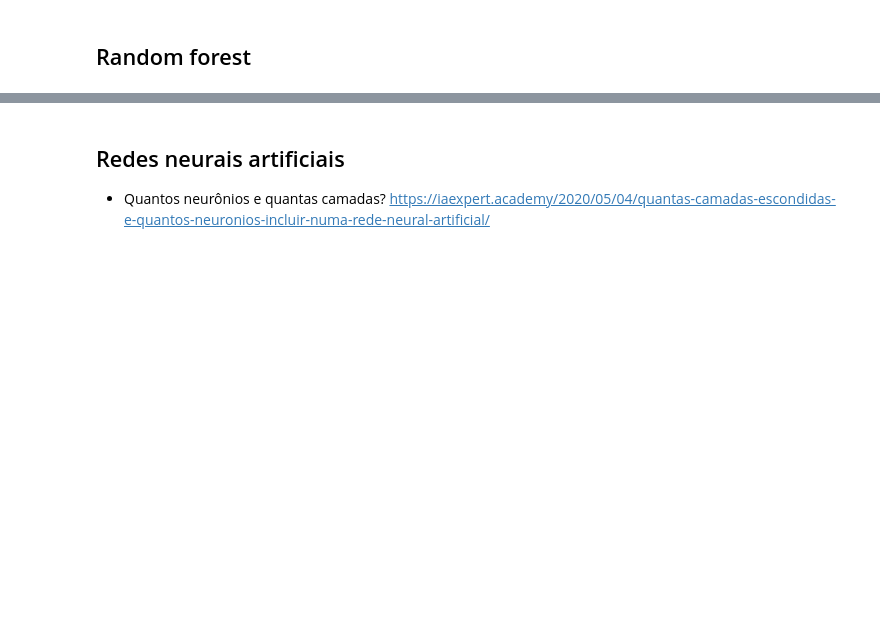
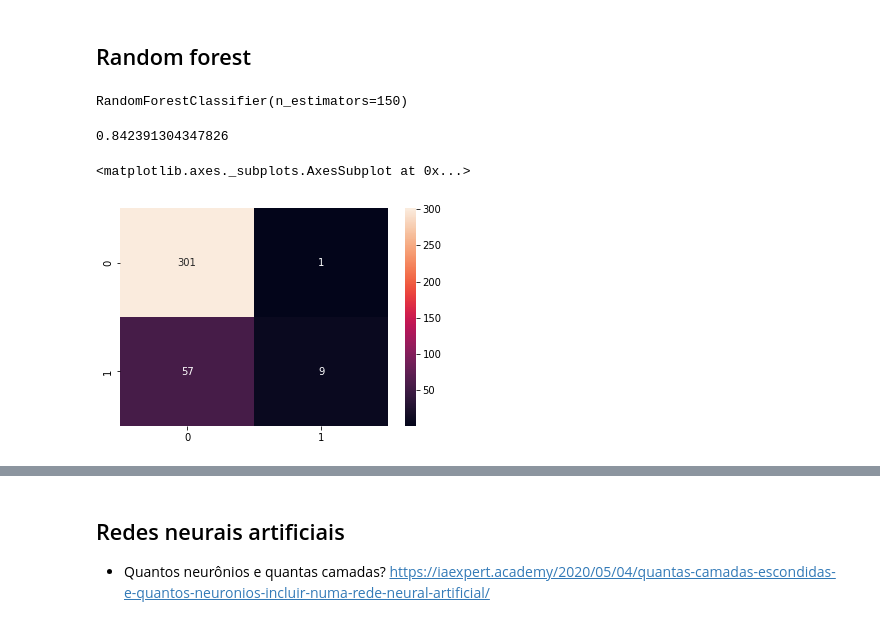
Before and after one commit to Vinicius-Luiz/ciencia_dados_para_empresas, a Jupyter notebook: RH/Em_Branco_Departamento_de_Recursos_Humanos.ipynb, the cells around one changed output, grey strips where cells are left out. Cells and saved outputs as stored; diff of their text form; code cells hidden in the pictures; blank space fills up the shorter version.

Commit message:
ADD: Algoritmo Random Fortest e Rede Neural

```diff
--- a/RH/Em_Branco_Departamento_de_Recursos_Humanos.ipynb
+++ b/RH/Em_Branco_Departamento_de_Recursos_Humanos.ipynb
@@ -452,0 +456,17 @@ weighted avg       0.90      0.90      0.88       368
+# %%
+forest = RandomForestClassifier(n_estimators=150) #n_estimators = número de árvores de decisão que o algoritmo criará
+forest.fit(X=x_train, y=y_train) #Realiza o treinamento
+# %% [output]
+RandomForestClassifier(n_estimators=150)
+# %%
+y_pred = forest.predict(x_test) #Realizar as previsões do algoritmo
+# %%
+accuracy_score(y_test, y_pred) #accuracy
+# %% [output]
+0.842391304347826
+# %%
+cm = confusion_matrix(y_true=y_test, y_pred=y_pred)
+sns.heatmap(cm, annot=True, fmt='g') #resultados não estão bons
+# %% [output]
+<matplotlib.axes._subplots.AxesSubplot at 0x...>
+[figure, added]
```
Also changed, not shown: parts of 19 cells of this notebook.
